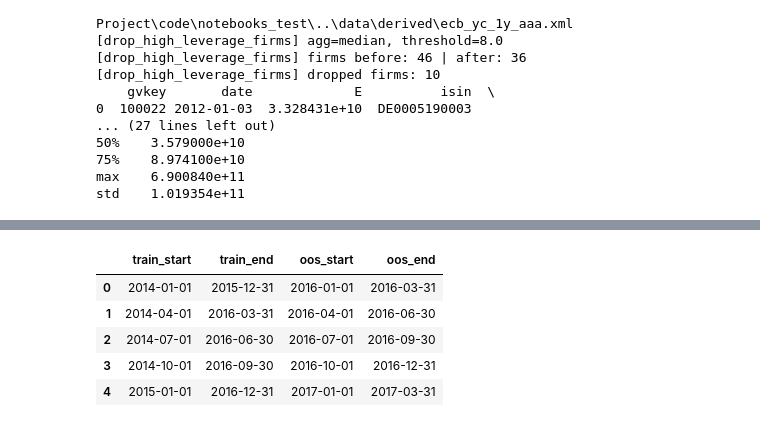
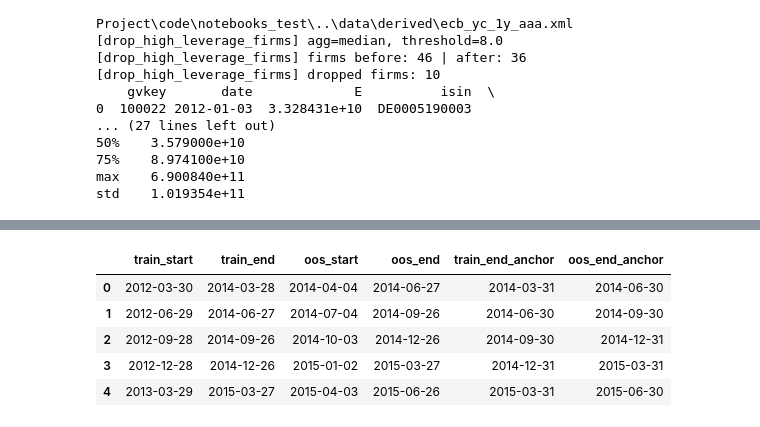
Before and after one commit to keenanveronica/Merton_NIGbayesian, a Jupyter notebook: notebooks_test/nig_rolling.ipynb, the cells around one changed output, grey strips where cells are left out. Saved outputs shown, nothing was run; the diff lists cells and outputs as text; code cells hidden in the pictures.

Commit message:
nig rolling rework

```diff
--- a/notebooks_test/nig_rolling.ipynb
+++ b/notebooks_test/nig_rolling.ipynb
@@ -97,28 +121,28 @@ cds = get_cds_panel(
     verbose=True,
 )
 # ensure types
-merton = nig_df.copy()
-merton["gvkey"] = merton["gvkey"].astype(str)
-merton["date"]  = pd.to_datetime(merton["date"])
+nig = nig_df.copy()
+nig["gvkey"] = nig["gvkey"].astype(str)
+nig["date"]  = pd.to_datetime(nig["date"])
 
 cds["gvkey"] = cds["gvkey"].astype(str)
 cds["date"]  = pd.to_datetime(cds["date"])
 
 # keep only firms that exist in BOTH (drop firms with no CDS)
-common_gv = sorted(set(merton["gvkey"].unique()) & set(cds["gvkey"].unique()))
-merton = merton[merton["gvkey"].isin(common_gv)].copy()
+common_gv = sorted(set(nig["gvkey"].unique()) & set(cds["gvkey"].unique()))
+nig = nig[nig["gvkey"].isin(common_gv)].copy()
 cds = cds[cds["gvkey"].isin(common_gv)].copy()
 
 # also drop CDS rows whose dates are outside merged's date range
-dmin, dmax = merton["date"].min(), merton["date"].max()
+dmin, dmax = nig["date"].min(), nig["date"].max()
 cds = cds[(cds["date"] >= dmin) & (cds["date"] <= dmax)].copy()
 
 # merge-asof onto merged's dates (direction='backward')
-merton = merton.sort_values(["date", "gvkey"]).reset_index(drop=True)
+nig = nig.sort_values(["date", "gvkey"]).reset_index(drop=True)
 cds    = cds.sort_values(["date", "gvkey"]).reset_index(drop=True)
 
 merged_cds = pd.merge_asof(
-    merton,
+    nig,
     cds,
     on="date",
     by="gvkey",
@@ -126,8 +150,7 @@ merged_cds = pd.merge_asof(
     allow_exact_matches=True,
 )
 
-# drop rows where CDS still missing
-nig_df = merged_cds.dropna(subset=["cds"]).reset_index(drop=True)
+nig_df = merged_cds.reset_index(drop=True)
 
 print("firms after intersection:", nig_df["gvkey"].nunique())
 print("rows after merge:", len(nig_df))
@@ -217,38 +518,65 @@ LAST_TRAIN_END: 2024-09-30 | DATA_END: 2024-12-31
 # %%
-# Cell 4 — build the rolling window schedule
+# Cell 3 — weekly-aligned rolling window schedule for the full panel
+
+master_weekly = build_weekly_calendar_from_panel(panel[["date"]].drop_duplicates().copy(), week_ending=WEEK_ENDING)
+
+def align_to_prev_week(ts: pd.Timestamp, week_grid: pd.DatetimeIndex) -> pd.Timestamp:
+    ts = pd.Timestamp(ts)
+    pos = week_grid.searchsorted(ts, side="right") - 1
+    if pos < 0:
+        return pd.NaT
+    return pd.Timestamp(week_grid[pos])
+
+def align_to_next_week(ts: pd.Timestamp, week_grid: pd.DatetimeIndex) -> pd.Timestamp:
+    ts = pd.Timestamp(ts)
+    pos = week_grid.searchsorted(ts, side="left")
+    if pos >= len(week_grid):
+        return pd.NaT
+    return pd.Timestamp(week_grid[pos])
 
 global_min_date = panel["date"].min()
-earliest_end = global_min_date + pd.DateOffset(years=TRAIN_YEARS) - pd.Timedelta(days=1)
+earliest_cal_end = global_min_date + pd.DateOffset(years=TRAIN_YEARS) - pd.Timedelta(days=1)
 
-train_ends = pd.date_range(start=earliest_end, end=LAST_TRAIN_END, freq=STEP_FREQ)
-train_ends = pd.to_datetime(train_ends)
-
-if MAX_WINDOWS is not None:
-    train_ends = train_ends[:int(MAX_WINDOWS)]
+train_end_anchors = pd.date_range(start=earliest_cal_end, end=LAST_TRAIN_END, freq=STEP_FREQ)
+train_end_anchors = pd.to_datetime(train_end_anchors)
 
 windows = []
-for train_end in train_ends:
-    train_start = train_end - pd.DateOffset(years=TRAIN_YEARS) + pd.Timedelta(days=1)
-    oos_start = train_end + pd.Timedelta(days=1)
-    oos_end = train_end + pd.offsets.QuarterEnd(1)
+for train_end_anchor in train_end_anchors:
+    train_end = align_to_prev_week(train_end_anchor, master_weekly)
+    if pd.isna(train_end):
+        continue
+
+    raw_train_start = train_end - pd.DateOffset(years=TRAIN_YEARS) + pd.Timedelta(days=1)
+    train_start = align_to_next_week(raw_train_start, master_weekly)
+
+    next_q_end_anchor = train_end_anchor + pd.offsets.QuarterEnd(1)
+    oos_start = align_to_next_week(train_end + pd.Timedelta(days=1), master_weekly)
+    oos_end = align_to_prev_week(next_q_end_anchor, master_weekly)
+
+    if pd.isna(train_start) or pd.isna(oos_start) or pd.isna(oos_end):
+        continue
+    if train_start > train_end or oos_start > oos_end:
+        continue
 
     windows.append(
         {
             "train_start": pd.Timestamp(train_start),
             "train_end": pd.Timestamp(train_end),
             "oos_start": pd.Timestamp(oos_start),
             "oos_end": pd.Timestamp(oos_end),
+            "train_end_anchor": pd.Timestamp(train_end_anchor),
+            "oos_end_anchor": pd.Timestamp(next_q_end_anchor),
         }
     )
 
 windows_df = pd.DataFrame(windows)
 display(windows_df.head())
 display(windows_df.tail())
 print("n_windows:", len(windows_df))
 # %% [output]
-|  | train_start | train_end | oos_start | oos_end |
-| 0 | 2014-01-01 | 2015-12-31 | 2016-01-01 | 2016-03-31 |
-| 1 | 2014-04-01 | 2016-03-31 | 2016-04-01 | 2016-06-30 |
-| 2 | 2014-07-01 | 2016-06-30 | 2016-07-01 | 2016-09-30 |
-| 3 | 2014-10-01 | 2016-09-30 | 2016-10-01 | 2016-12-31 |
-| 4 | 2015-01-01 | 2016-12-31 | 2017-01-01 | 2017-03-31 |
+|  | train_start | train_end | oos_start | oos_end | train_end_anchor | oos_end_anchor |
+| 0 | 2012-03-30 | 2014-03-28 | 2014-04-04 | 2014-06-27 | 2014-03-31 | 2014-06-30 |
+| 1 | 2012-06-29 | 2014-06-27 | 2014-07-04 | 2014-09-26 | 2014-06-30 | 2014-09-30 |
+| 2 | 2012-09-28 | 2014-09-26 | 2014-10-03 | 2014-12-26 | 2014-09-30 | 2014-12-31 |
+| 3 | 2012-12-28 | 2014-12-26 | 2015-01-02 | 2015-03-27 | 2014-12-31 | 2015-03-31 |
+| 4 | 2013-03-29 | 2015-03-27 | 2015-04-03 | 2015-06-26 | 2015-03-31 | 2015-06-30 |
```
Also changed, not shown: parts of 25 cells of this notebook, 4 other files.
